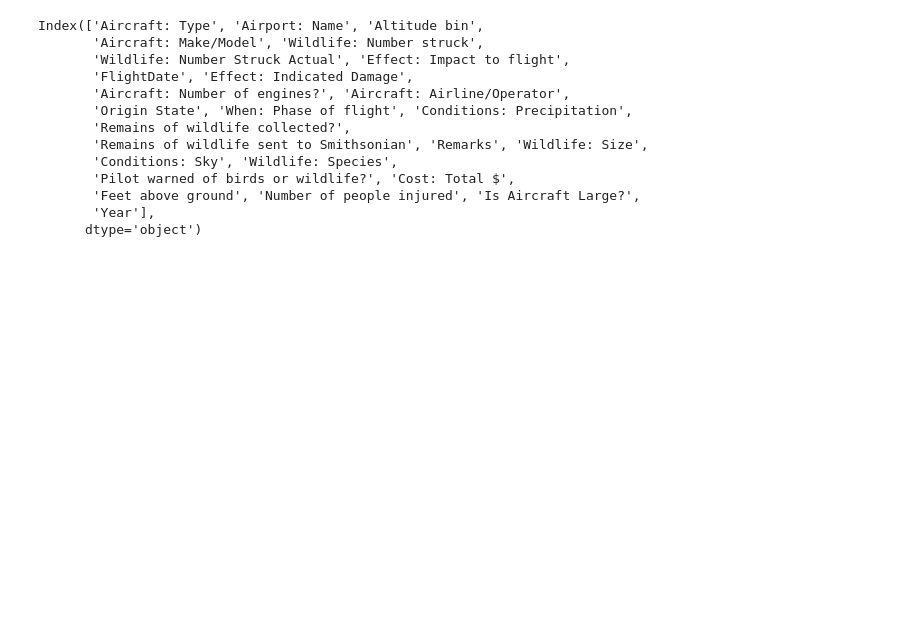
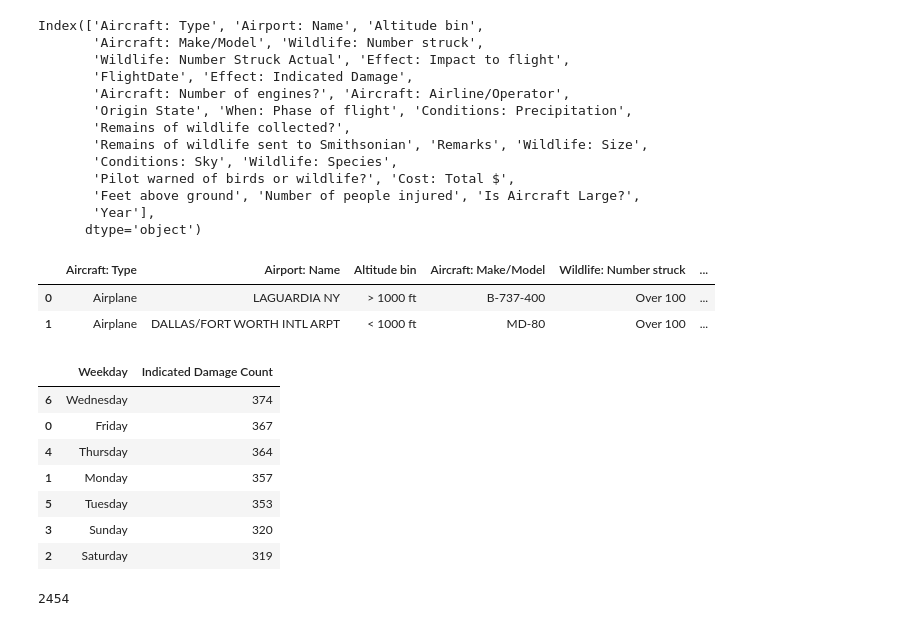
Before and after one commit to UsmanAhamed12/Data-Analyst-Intern-Project, a Jupyter notebook: NoteBooks/BIRD STRIKES ANALYSIS.ipynb, the cells around one changed output. Drawn from its saved outputs; the diff is of its cells as text; code cells hidden in the pictures; blank space fills up the shorter version.

```diff
--- a/NoteBooks/BIRD STRIKES ANALYSIS.ipynb
+++ b/NoteBooks/BIRD STRIKES ANALYSIS.ipynb
@@ -9,7 +9,7 @@ import seaborn as sns
 pd.set_option('display.max_columns', None)
 # %%
 ## Import Dataset
-Data = pd.read_excel('Bird Strikes data.xlsx')
+Data = pd.read_excel('/Users/inazawaelectronics/Documents/BIRD STRIKES PROJECT/Data-Analyst-Intern-Project/Data-Analyst-Intern-Project/BIRD STRIKES PROJECT/Bird Strikes data.xlsx')
 Data.head(3)
 # %% [output]
 |  | Record ID | Aircraft: Type | Airport: Name | Altitude bin | Aircraft: Make/Model | Wildlife: Number struck | ... |
@@ -907,3 +907,27 @@ Index(['Aircraft: Type', 'Airport: Name', 'Altitude bin',
        'Feet above ground', 'Number of people injured', 'Is Aircraft Large?',
        'Year'],
       dtype='object')
+# %%
+Data.head(2)
+# %% [output]
+|  | Aircraft: Type | Airport: Name | Altitude bin | Aircraft: Make/Model | Wildlife: Number struck | ... |
+| 0 | Airplane | LAGUARDIA NY | > 1000 ft | B-737-400 | Over 100 | ... |
+| 1 | Airplane | DALLAS/FORT WORTH INTL ARPT | < 1000 ft | MD-80 | Over 100 | ... |
+# %%
+Data['Weekday'] = Data['FlightDate'].dt.day_name()
+# %%
+df = Data.groupby('Weekday')['Effect: Indicated Damage'].sum().reset_index(name= 'Indicated Damage Count').sort_values(by='Indicated Damage Count', ascending= False)
+df
+# %% [output]
+|  | Weekday | Indicated Damage Count |
+| 6 | Wednesday | 374 |
+| 0 | Friday | 367 |
+| 4 | Thursday | 364 |
+| 1 | Monday | 357 |
+| 5 | Tuesday | 353 |
+| 3 | Sunday | 320 |
+| 2 | Saturday | 319 |
+# %%
+Data['Effect: Indicated Damage'].sum()
+# %% [output]
+2454
```
